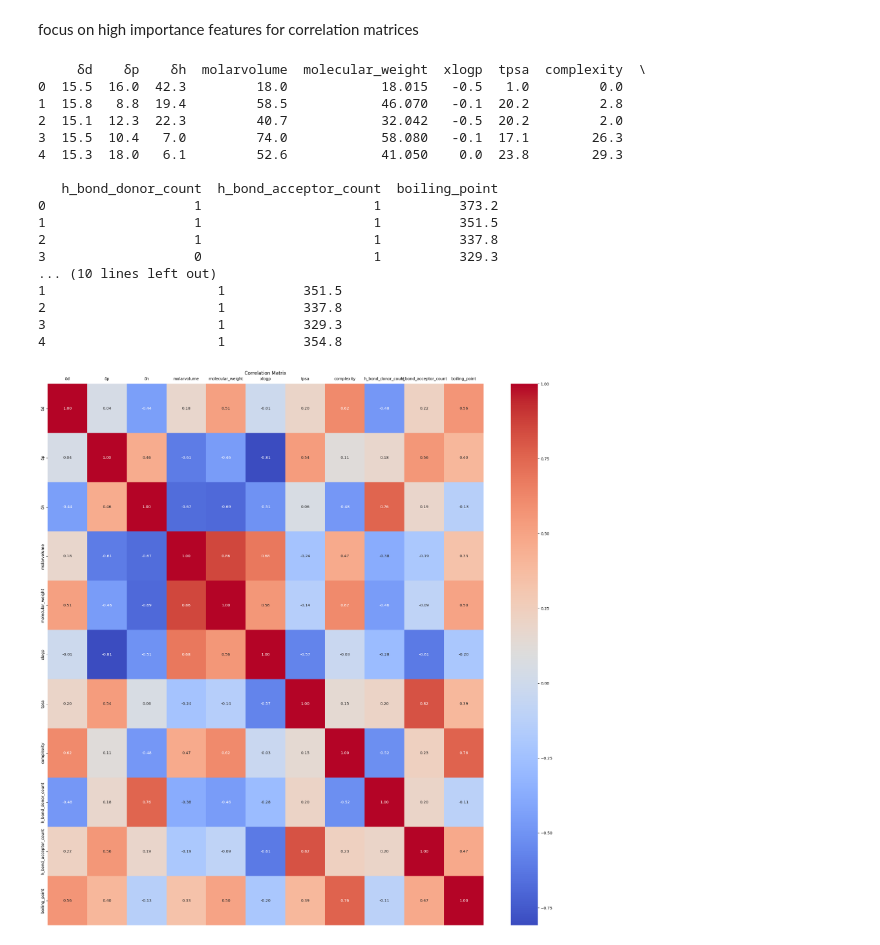
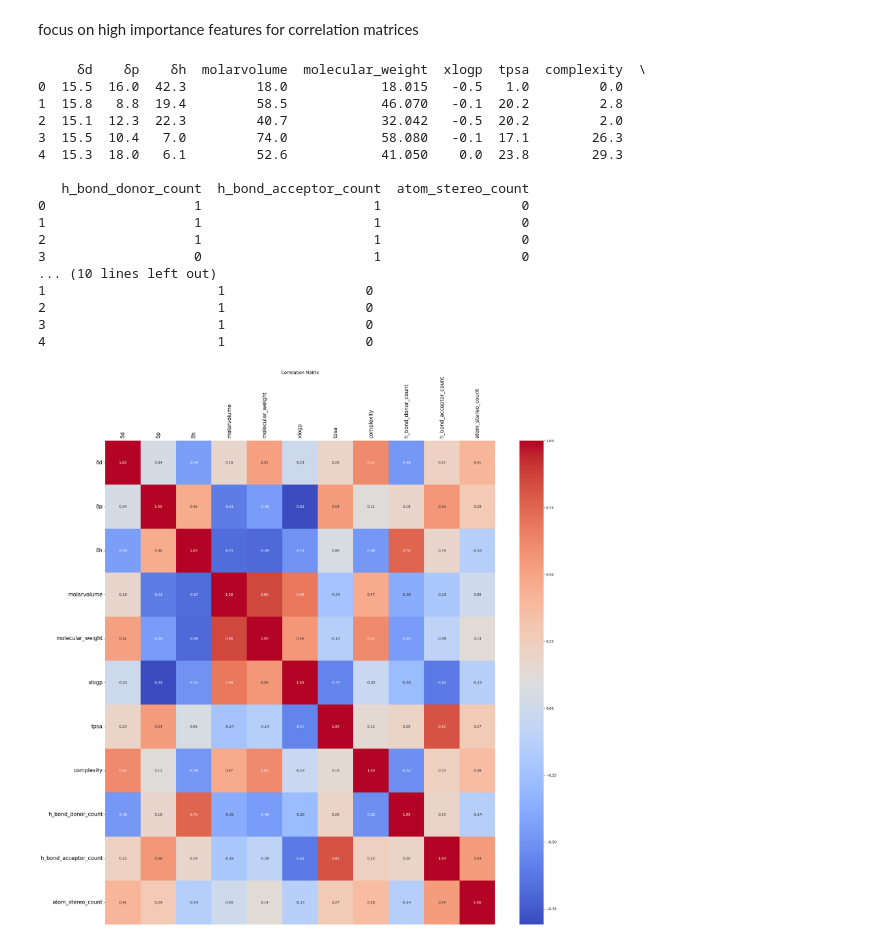
Before and after one commit to LRoch812/MXene_Solvent, a Jupyter notebook: unmodified_data_analysis.ipynb, the cells around one changed output. Drawn from its saved outputs; the diff is of its cells as text; code cells hidden in the pictures.

```diff
--- a/unmodified_data_analysis.ipynb
+++ b/unmodified_data_analysis.ipynb
@@ -36,6 +32,14 @@ labdfnozero = labdf.loc[:, (labdf != 0).any(axis=0)]
 max                  0.0                  1.0     519.000000  760.0
 
 [8 rows x 60 columns]
+# %%
+dfnozero = df.loc[:, (df != 0).any(axis=0)]
+dfnozero = dfnozero.drop('covalent_unit_count', axis=1)
+dfnozero = dfnozero.drop('mmhg', axis=1)
+
+labdfnozero = labdf.loc[:, (labdf != 0).any(axis=0)]
+labdfnozero = labdfnozero.drop('covalent_unit_count', axis=1)
+labdfnozero = labdfnozero.drop('mmhg', axis=1)
 # %% [markdown]
 visualize labelled vs unlabelled data, plot distribution of solvents, plot distribution of MXenes
 # %%
@@ -173,25 +179,26 @@ print(xgHighImportance.head())
 3  15.5  10.4   7.0         74.0            58.080   -0.1  17.1        26.3
 4  15.3  18.0   6.1         52.6            41.050    0.0  23.8        29.3
 
-   h_bond_donor_count  h_bond_acceptor_count  boiling_point
-0                   1                      1          373.2
-1                   1                      1          351.5
-2                   1                      1          337.8
-3                   0                      1          329.3
+   h_bond_donor_count  h_bond_acceptor_count  atom_stereo_count
+0                   1                      1                  0
+1                   1                      1                  0
+2                   1                      1                  0
+3                   0                      1                  0
 ... (10 lines left out)
-1                      1          351.5
-2                      1          337.8
-3                      1          329.3
-4                      1          354.8
+1                      1                  0
+2                      1                  0
+3                      1                  0
+4                      1                  0
 # %%
 correlation_matrix = rfHighImportance.corr()
 plt.figure(figsize=(25,25))
 sns.heatmap(correlation_matrix, annot=True, cmap='coolwarm', fmt=".2f")
 plt.title('Correlation Matrix')
-plt.tick_params(axis='x', which='major', labelsize=10, labelbottom = False, bottom=False, top = False, labeltop=True)
+plt.tick_params(axis='x', which='major', labelsize=15, labelbottom = False, bottom=False, top = False, labeltop=True, labelrotation=90)
+plt.tick_params(axis='y', which='major', labelsize=15, labelrotation=0)
 plt.show()
 # %% [output]
-[figure, old version]
+[figure, new version]
 # %%
 correlation_matrix = xgHighImportance.corr()
 plt.figure(figsize=(25,25))
```
Also changed, not shown: parts of 9 cells of this notebook.
